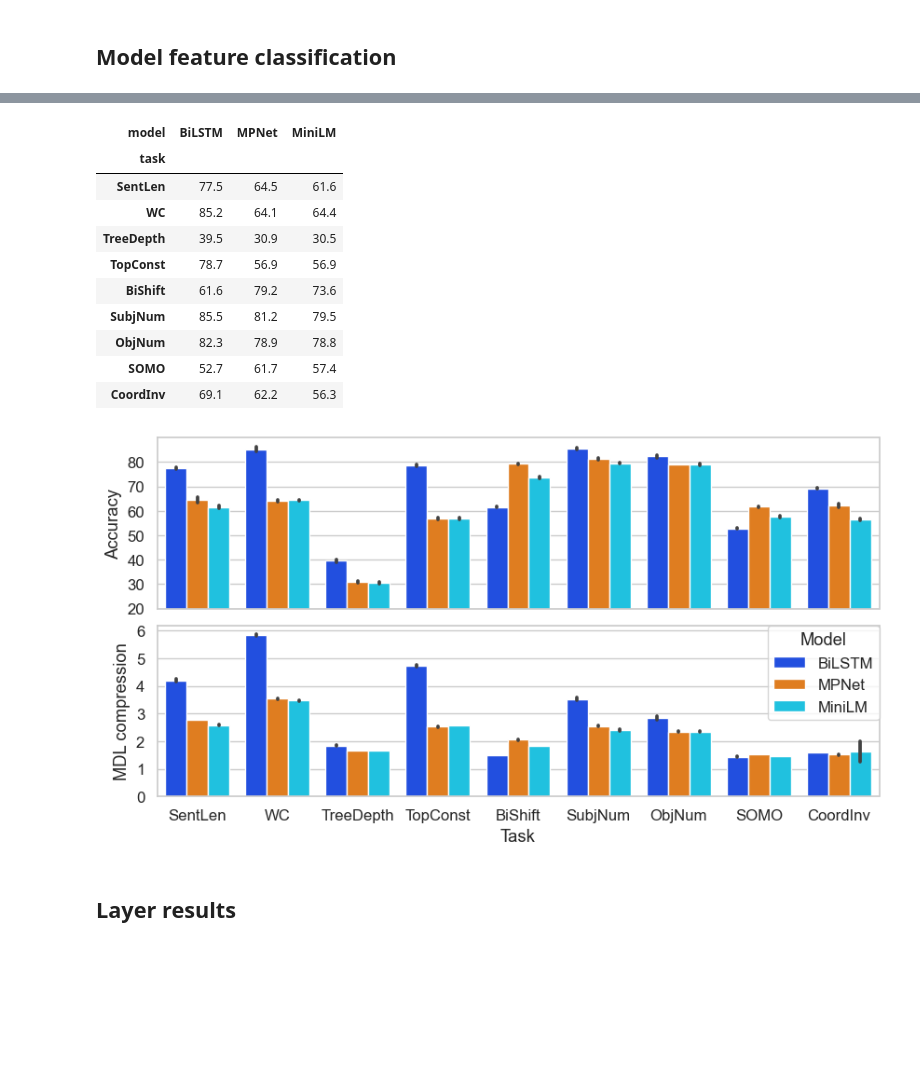
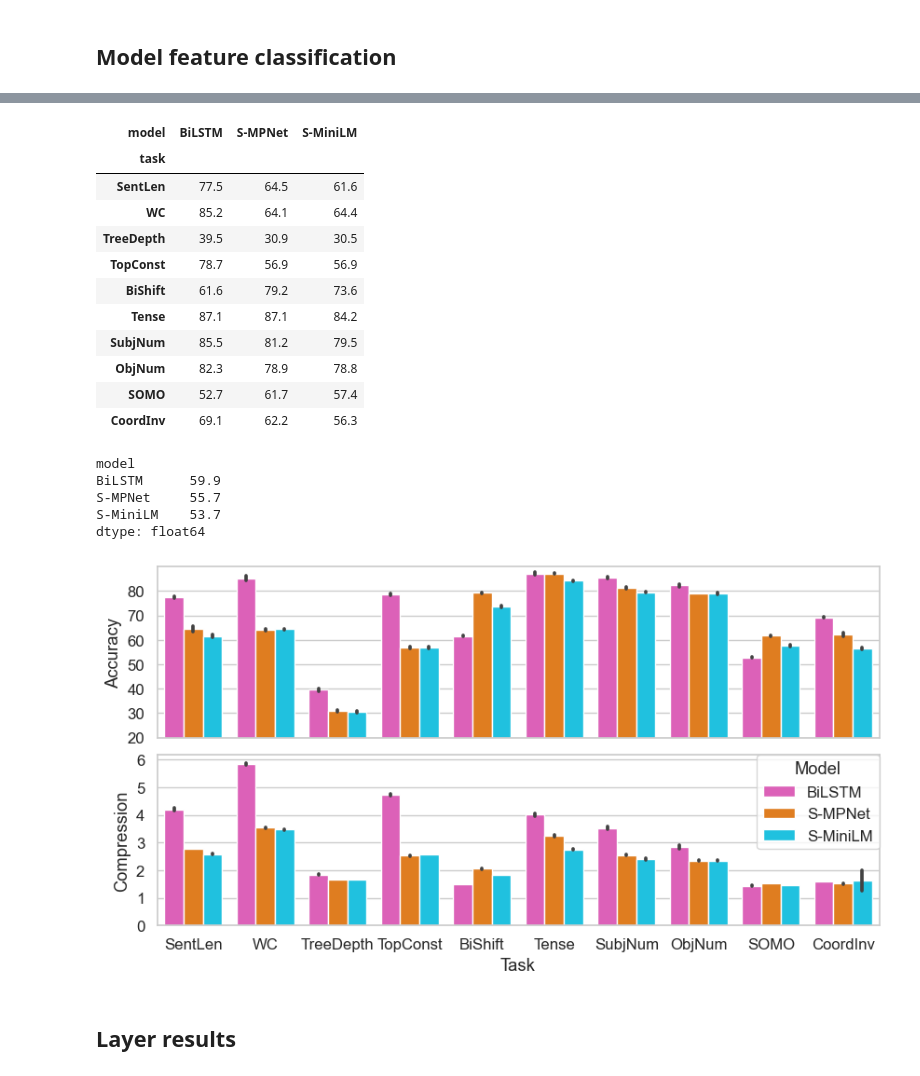
Before and after one commit to urbikn/probing-sentence-transformers-project, a Jupyter notebook: results_analysis.ipynb, the cells around one changed output, grey strips where cells are left out. Cells and saved outputs as stored; diff of their text form; code cells hidden in the pictures; blank space fills up the shorter version.

```diff
--- a/results_analysis.ipynb
+++ b/results_analysis.ipynb
@@ -25,6 +25,7 @@ task_dict = {
     'tree_depth': 'TreeDepth',
     'top_constituents': 'TopConst',
     'bigram_shift': 'BiShift',
+    'past_present': 'Tense',
     'subj_number': 'SubjNum',
     'obj_number': 'ObjNum',
     'odd_man_out': 'SOMO',
@@ -41,6 +42,7 @@ for file in results_files:
 
         data = json.load(f)
         accuracy, macro_f1, weighted_f1 = data['online_coding_results'][-1]['classification_report'].values()
+        # Divide by 1 kilobyte
         uniform_codelength = data['uniform_codelength']
         online_codelength = data['online_codelength']
         compression_ratio = data['compression_ratio']
@@ -72,7 +116,7 @@ results = pd.DataFrame(results_dict)
 results_classification = results.query("(model == 'bilstm') | (model != 'bilstm' & layer == 12)" )
 
 # Rename model names
-results_classification['model'] = results_classification['model'].replace({'bilstm': "BiLSTM", 'mpnet': "MPNet"})
+results_classification['model'] = results_classification['model'].replace({'bilstm': "BiLSTM", 'mpnet': "S-MPNet", 'MiniLM': "S-MiniLM"})
 
 results_classification
 # %% [output]
@@ -99,19 +143,32 @@ table = results_classification.pivot_table(index='task', columns='model', values
 
 # Sort rows by task order
 task_order = list(task_dict.values())
-table.reindex(task_order)
+r = table.reindex(task_order)
+r
 # %% [output]
-| model | BiLSTM | MPNet | MiniLM |
+| model | BiLSTM | S-MPNet | S-MiniLM |
 | task |  |  |  |
 | SentLen | 77.5 | 64.5 | 61.6 |
 | WC | 85.2 | 64.1 | 64.4 |
 | TreeDepth | 39.5 | 30.9 | 30.5 |
 | TopConst | 78.7 | 56.9 | 56.9 |
 | BiShift | 61.6 | 79.2 | 73.6 |
+| Tense | 87.1 | 87.1 | 84.2 |
 | SubjNum | 85.5 | 81.2 | 79.5 |
 | ObjNum | 82.3 | 78.9 | 78.8 |
 | SOMO | 52.7 | 61.7 | 57.4 |
 | CoordInv | 69.1 | 62.2 | 56.3 |
+# %%
+# Get average accuracy for each model
+r.query("task == ['Tense', 'SubjNum', 'ObjNum', 'SOMO', 'CoordInv']").mean().round(1)
+r.query("task == ['SentLen','WC']").mean().round(1)
+r.query("task == ['TreeDepth', 'TopConst', 'BiShift']").mean().round(1)
+# %% [output]
+model
+BiLSTM      59.9
+S-MPNet     55.7
+S-MiniLM    53.7
+dtype: float64
 # %%
 from matplotlib import pyplot as plt
 import seaborn as sns
@@ -126,7 +183,7 @@ sns.set_style("whitegrid", {'axes.grid' : False})
 task_order = list(task_dict.values())
 
 palette = sns.color_palette("bright")
-palette = [palette[0], palette[1], palette[-1]]
+palette = [palette[6], palette[1], palette[-1]]
 fix, axes = plt.subplots(2, 1, figsize=(10, 5), sharex=True)
 
 ax = axes[0]
@@ -142,35 +199,35 @@ ax.set_xlabel('')
 ax.set_ylabel('Accuracy')
 ax.grid(axis='y')
 
 # Make y axis have more ticks from 0-1 with 0.1
 ax.set_yticks(np.arange(20, 90, 10))
 
 # Set y limit
 ax.set_ylim(20, 90)
 
 ax = axes[1]
 # Plot accuracy where y-axis is the accuracy, x-axis is task and hue is model
 sns.barplot(data=results_classification, x='task', y='compression_ratio', hue='model',
             width=.8, ax=ax, order=task_order, palette=palette, errorbar="sd")
 
 # Rename y label
-ax.set_ylabel('MDL compression')
+ax.set_ylabel('Compression')
 ax.set_xlabel('Task')
 ax.grid(axis='y')
 
 # y axis ticks
 ax.set_yticks(np.arange(0, 7, 1))
 
 # put legend outside the figure
 ax.legend(bbox_to_anchor=(1, 1),borderaxespad=0, title='Model')
 
 plt.subplots_adjust(hspace=0.1)
 
 plt.savefig('results/classification_results.png', bbox_inches='tight')
 plt.savefig('results/classification_results.pdf', bbox_inches='tight', format='pdf', dpi=150)
 plt.show()
 # %% [output]
-[figure, old version]
+[figure, new version]
 # %% [markdown]
 ## Layer results
 # %%
```
Also changed, not shown: parts of 4 cells of this notebook, 5 other files.
